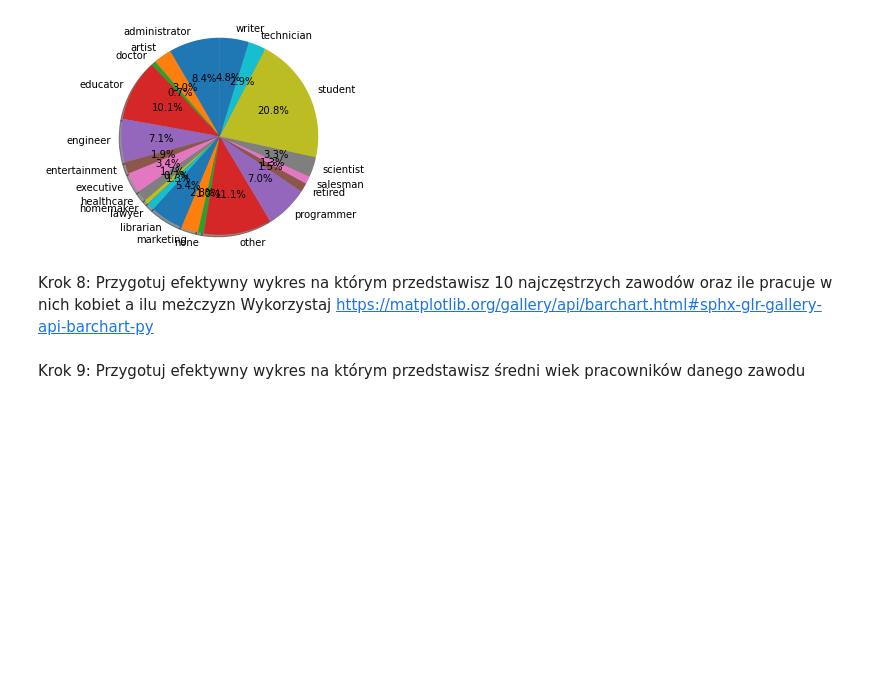
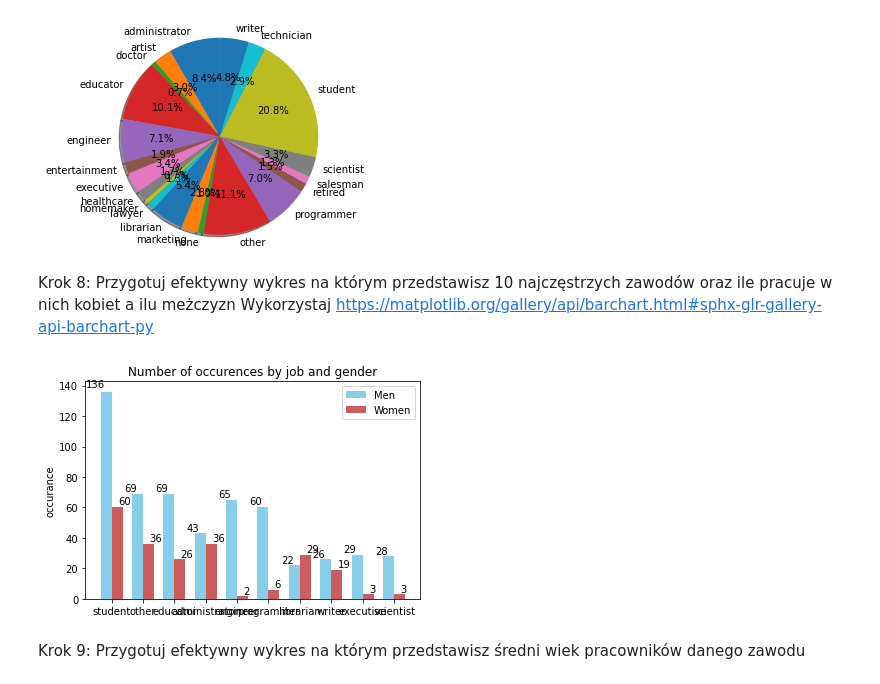
Before and after one commit to she3r/python-lab, a Jupyter notebook: lab12.ipynb, the cells around one changed output. Cells and saved outputs as stored; diff of their text form; code cells hidden in the pictures; blank space fills up the shorter version.

```diff
--- a/lab12.ipynb
+++ b/lab12.ipynb
@@ -267,5 +267,65 @@ plt.show()
 # %% [markdown]
 Krok 8: Przygotuj efektywny wykres na którym przedstawisz 10 najczęstrzych zawodów oraz ile pracuje w nich kobiet a ilu meżczyzn
 Wykorzystaj https://matplotlib.org/gallery/api/barchart.html#sphx-glr-gallery-api-barchart-py
+# %%
+top10_labels = top10['occupation']
+counter = dict()
+# for job in top10_labels:
+mask1 = occupation['occupation'] == 'student'
+mask2 = occupation['gender'] == 'F'
+len(occupation.loc[(mask1 & mask2)])
+for job in top10_labels:
+    mask = occupation['occupation'] == job
+    mask_m = occupation['gender'] == 'M'
+    mask_f = occupation['gender'] == 'F'
+    count_m = len(occupation.loc[(mask & mask_m)])
+    count_f = len(occupation.loc[(mask & mask_f)])
+    counter.update({job:(count_m,count_f)})
+
+gender = pd.DataFrame(counter,index=['Male','Female'])
+m_val = [gender.iat[0,i] for i in range(len(gender.columns))]
+f_val = [gender.iat[1,i] for i in range(len(gender.columns))]
+# %%
+ind = np.arange(len(gender.columns))  # the x locations for the groups
+width = 0.35  # the width of the bars
+
+fig, ax = plt.subplots()
+rects1 = ax.bar(ind - width/2, m_val , width,yerr=(0 for i in range(len(gender.columns))),
+                color='SkyBlue', label='Men')
+rects2 = ax.bar(ind + width/2, f_val, width,yerr=(0 for i in range(len(gender.columns))),
+                color='IndianRed', label='Women')
+
+# Add some text for labels, title and custom x-axis tick labels, etc.
+ax.set_ylabel('occurance')
+ax.set_title('Number of occurences by job and gender')
+ax.set_xticks(ind)
+ax.set_xticklabels(list(gender.columns))
+ax.legend()
+
+
+def autolabel(rects, xpos='center'):
+    """
+    Attach a text label above each bar in *rects*, displaying its height.
+
+    *xpos* indicates which side to place the text w.r.t. the center of
+    the bar. It can be one of the following {'center', 'right', 'left'}.
+    """
+
+    xpos = xpos.lower()  # normalize the case of the parameter
+    ha = {'center': 'center', 'right': 'left', 'left': 'right'}
+    offset = {'center': 0.5, 'right': 0.57, 'left': 0.43}  # x_txt = x + w*off
+
+    for rect in rects:
+        height = rect.get_height()
+        ax.text(rect.get_x() + rect.get_width()*offset[xpos], 1.01*height,
+                '{}'.format(height), ha=ha[xpos], va='bottom')
+
+
+autolabel(rects1, "left")
+autolabel(rects2, "right")
+
+plt.show()
+# %% [output]
+[figure, added]
 # %% [markdown]
 Krok 9: Przygotuj efektywny wykres na którym przedstawisz średni wiek pracowników danego zawodu
```
Also changed, not shown: parts of 5 cells of this notebook.
